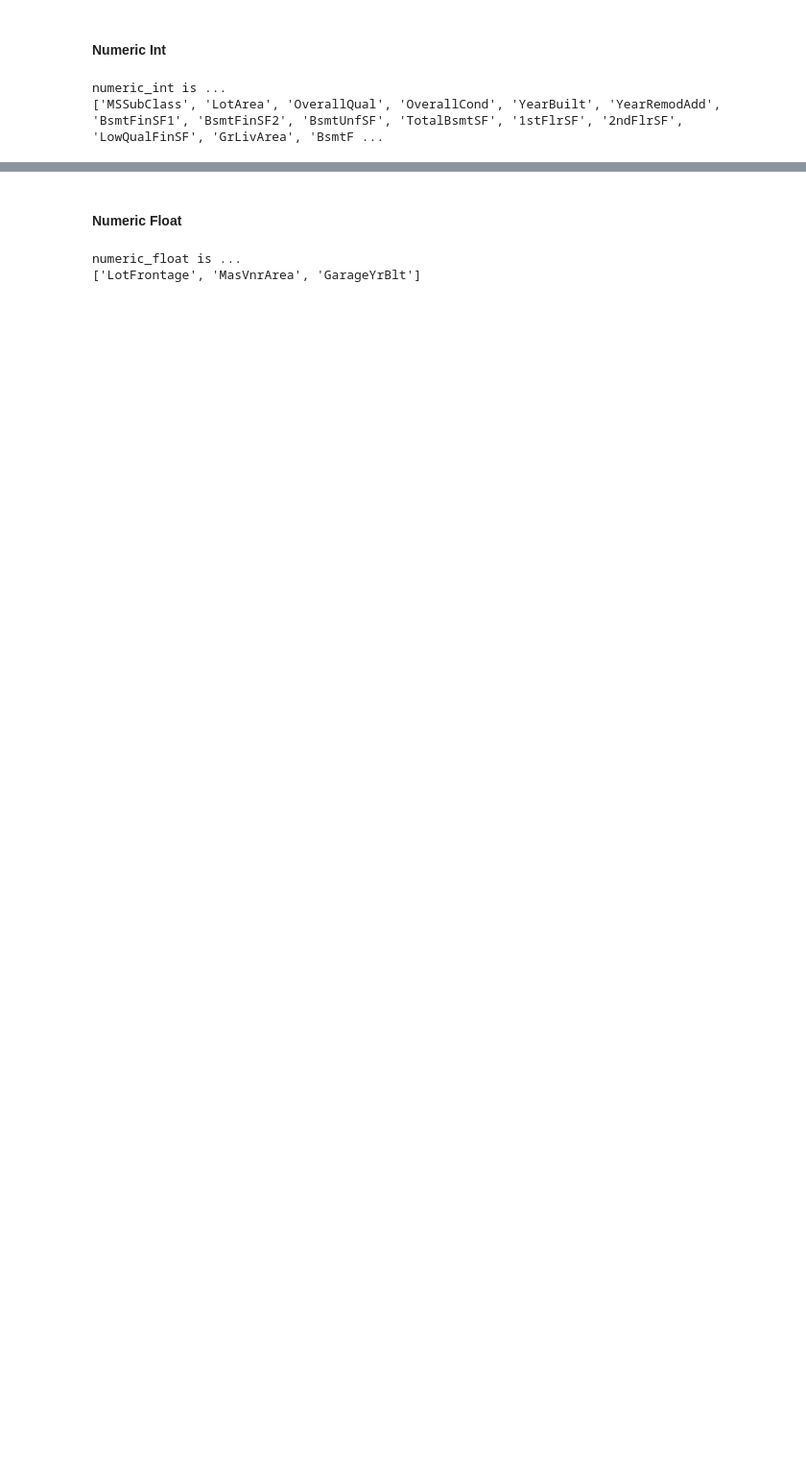
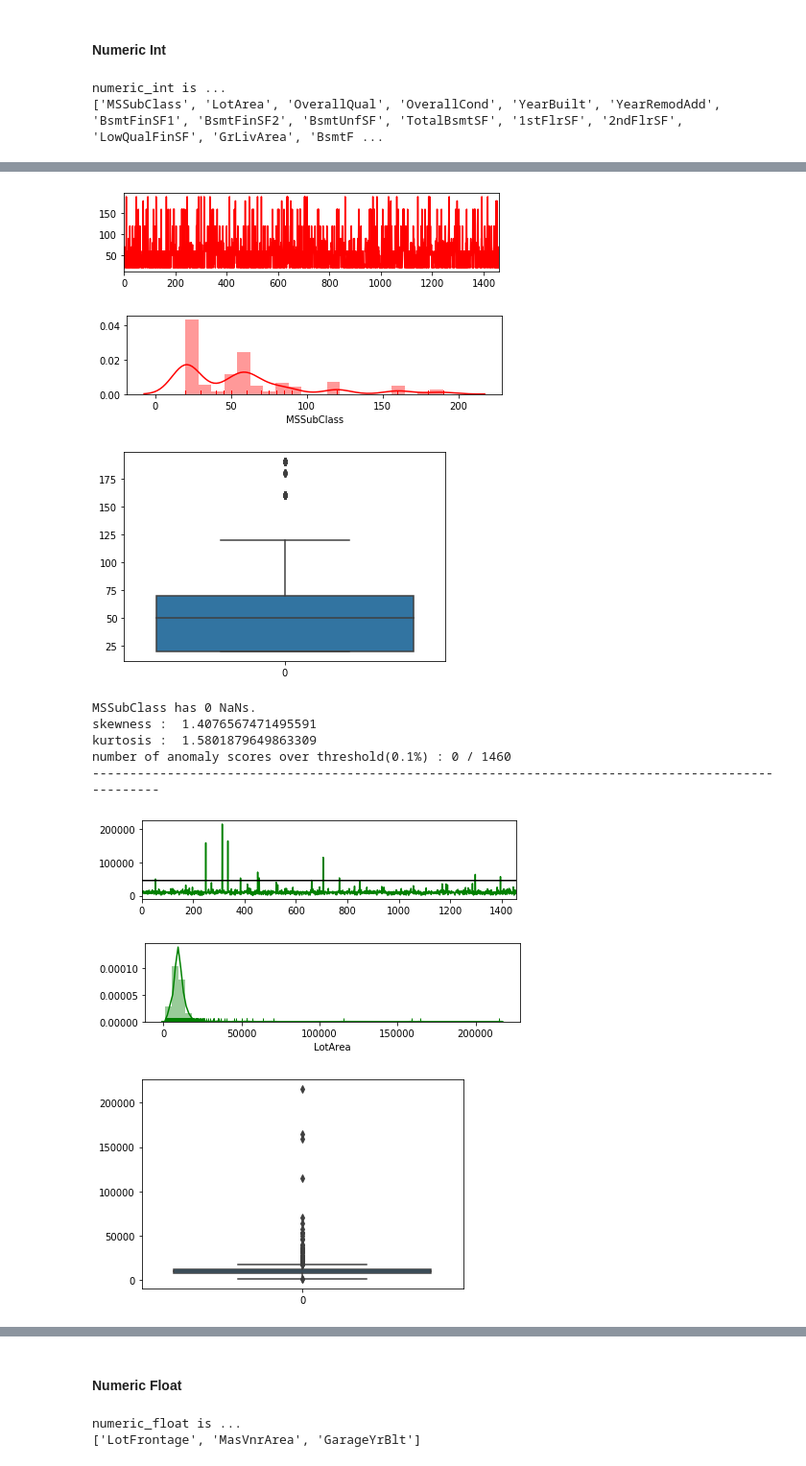
Before and after one commit to ryotayashima/Kaggle, a Jupyter notebook: GettingStart/HousePrices/new/xgboost.ipynb, the cells around one changed output, grey strips where cells are left out. Shown at 96% size. Cells and saved outputs as stored; diff of their text form; code cells hidden in the pictures; blank space fills up the shorter version.

```diff
--- a/GettingStart/HousePrices/new/xgboost.ipynb
+++ b/GettingStart/HousePrices/new/xgboost.ipynb
@@ -93,3 +122,31 @@ Type 'object' has to be encoded numerical.
+# %%
+def desc(columns, df, significance=0.001):
+    colorlist = ["r", "g", "b", "c", "m", "y"]
+    for i, col in enumerate(columns):
+        outliers = count_byChi2(df[col],significance)
+
+        df[col].plot(figsize=(7,1.5), color=colorlist[i%len(colorlist)])
+        if len(outliers) is not 0:
+            out_min = pd.Series(np.zeros(df[col].shape))
+            out_min[:] = min(df[col][outliers])
+            out_min.plot(figsize=(7,1.5), color='black')
+        plt.show()
+
+        plt.figure(figsize=(7,1.5))
+        sns.distplot(df[col].dropna(), hist=True, rug=True,
+                             color=colorlist[i%len(colorlist)])
+        plt.show()
+
+        sns.boxplot(data=df[col].dropna())
+        plt.show()
+
+        print ('{} has {} NaNs.'.format(col, df[col].isnull().sum()))
+        print('skewness : ', df[col].skew())
+        print('kurtosis : ', df[col].kurt())
+        print('number of anomaly scores over threshold({}%) : {} / {}'
+                  .format(significance*100, len(outliers),
+                                len(df[col])))
+        print('-'*100)
 # %% [markdown]
 #### Numeric Int
 # %%
@@ -142,0 +160,15 @@ kurtosis :  1.1064134613731684
+# %%
+# numeric_int
+desc(numerics_int, data_train)
+# %% [output]
+[figure, added]
+[figure, added]
+[figure, added]
+MSSubClass has 0 NaNs.
+skewness :  1.4076567471495591
+kurtosis :  1.5801879649863309
+number of anomaly scores over threshold(0.1%) : 0 / 1460
+----------------------------------------------------------------------------------------------------
+[figure, added]
+[figure, added]
+[figure, added]
```
Also changed, not shown: parts of 8 cells of this notebook.
